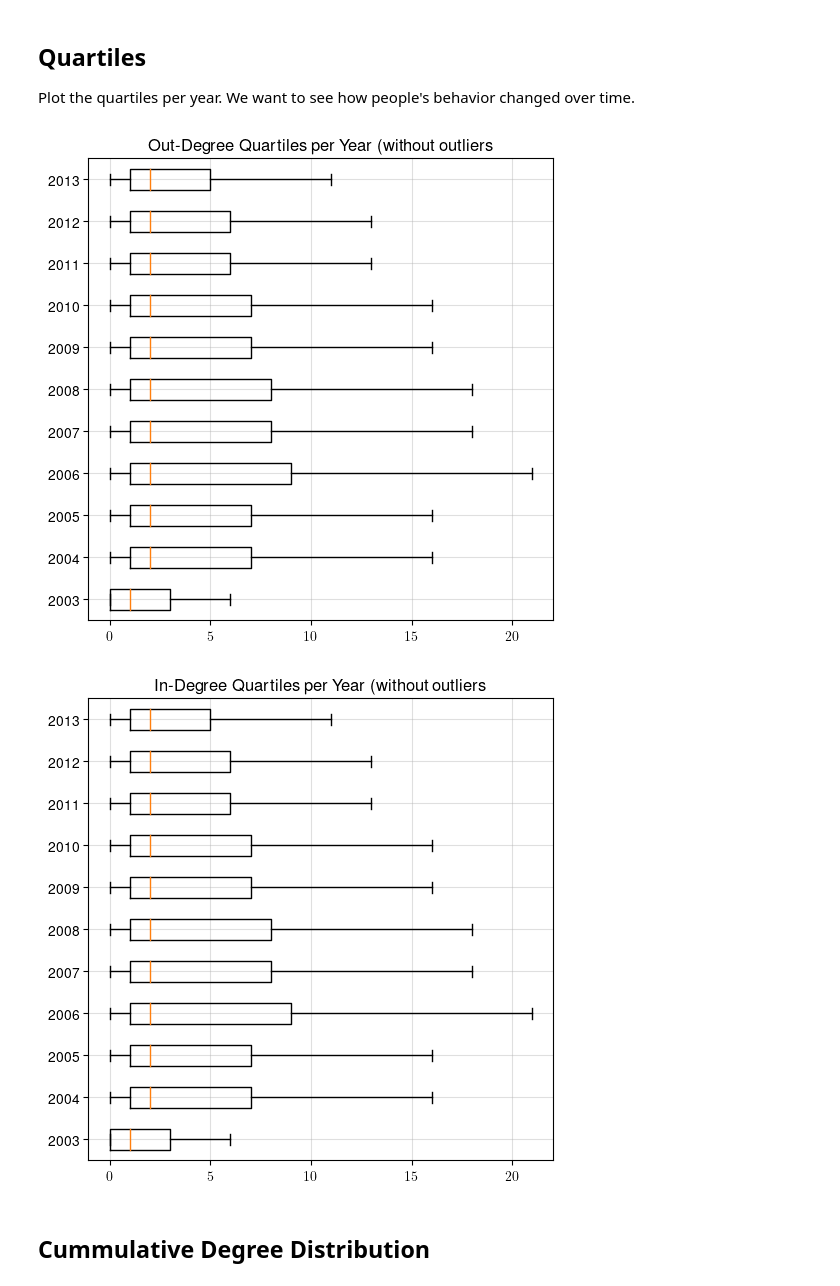
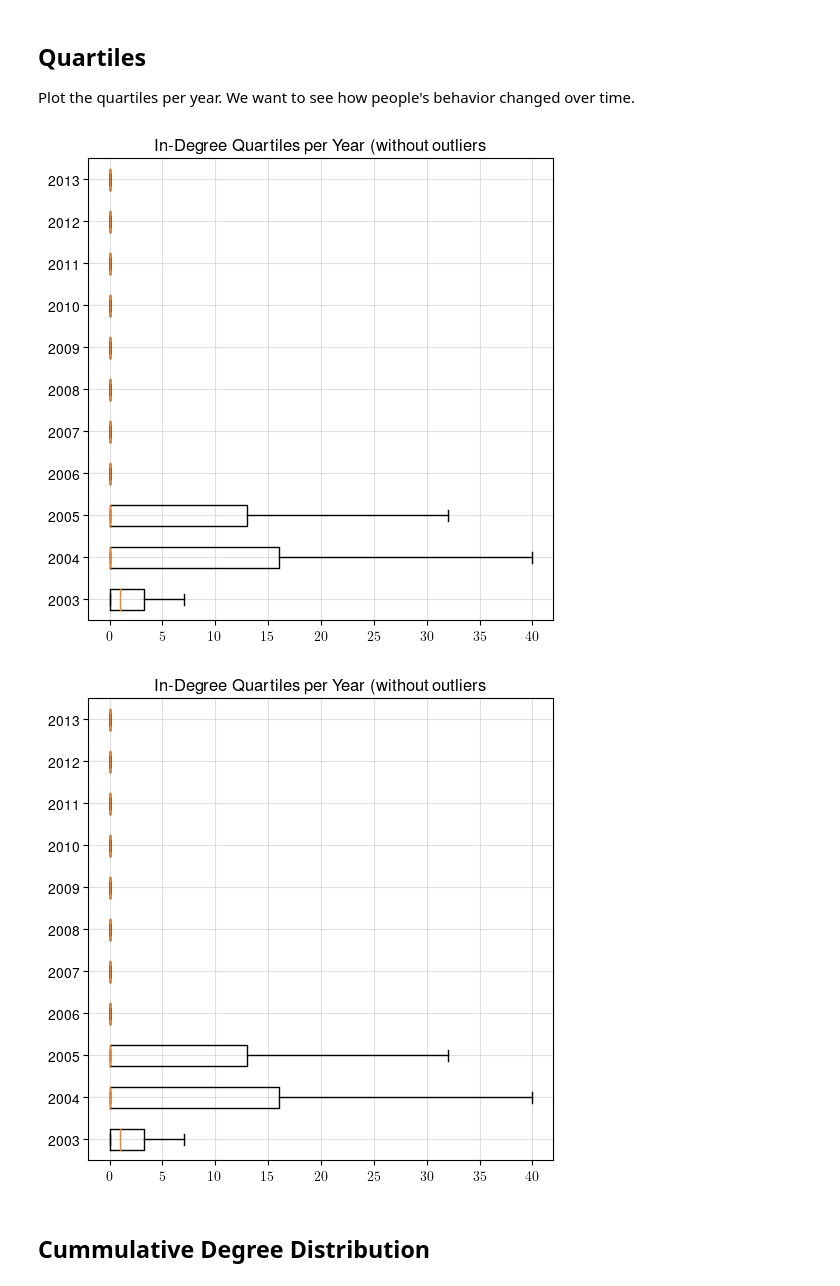
Before and after one commit to lucasguesserts/MO412-graph-algorithms, a Jupyter notebook: project/explore.ipynb, the cells around one changed output. Drawn from its saved outputs; the diff is of its cells as text; code cells hidden in the pictures.

Commit message:
feat(project): add 'DegreeType' and fix quartile plot

```diff
--- a/project/explore.ipynb
+++ b/project/explore.ipynb
@@ -72,29 +72,31 @@ Plot the quartiles per year. We want to see how people's behavior changed over t
 # %%
 fig = plt.figure(figsize=(6, 6))
 ax = fig.add_subplot(111)
 gpy = GraphPerYear(reader.data)
 gpy.plot_quartiles(
-    ax,
-    degree_type="out",
+    ax=ax,
+    degree_type=DegreeType.IN,
+    outliers=False,
 )
 fig.savefig(os.path.join(output_dir, "quartiles_out.png"))
 plt.close(fig)
 fig
 # %% [output]
-[figure, old version]
+[figure, new version]
 # %%
 fig = plt.figure(figsize=(6, 6))
 ax = fig.add_subplot(111)
 gpy = GraphPerYear(reader.data)
 gpy.plot_quartiles(
-    ax,
-    degree_type="in",
+    ax=ax,
+    degree_type=DegreeType.IN,
+    outliers=False,
 )
 fig.savefig(os.path.join(output_dir, "quartiles_in.png"))
 plt.close(fig)
 fig
 # %% [output]
-[figure, old version]
+[figure, new version]
 # %% [markdown]
 ## Cummulative Degree Distribution
 # %%
```
Also changed, not shown: parts of 7 cells of this notebook, 5 other files.
